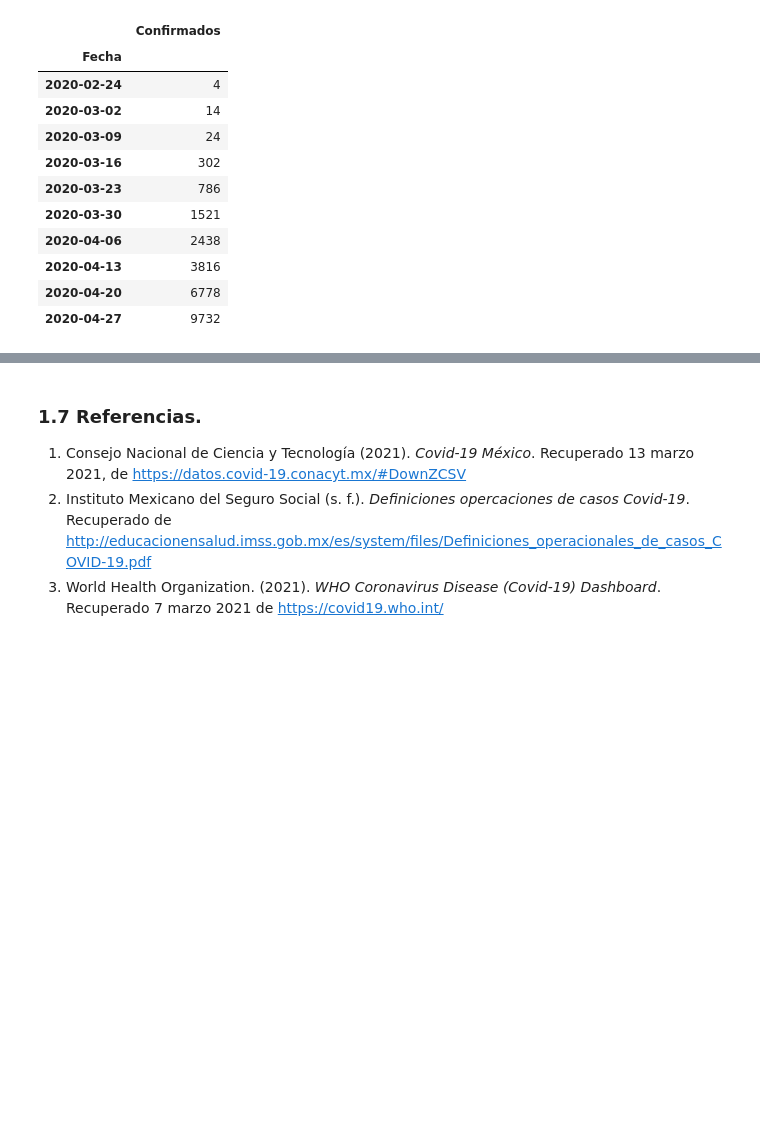
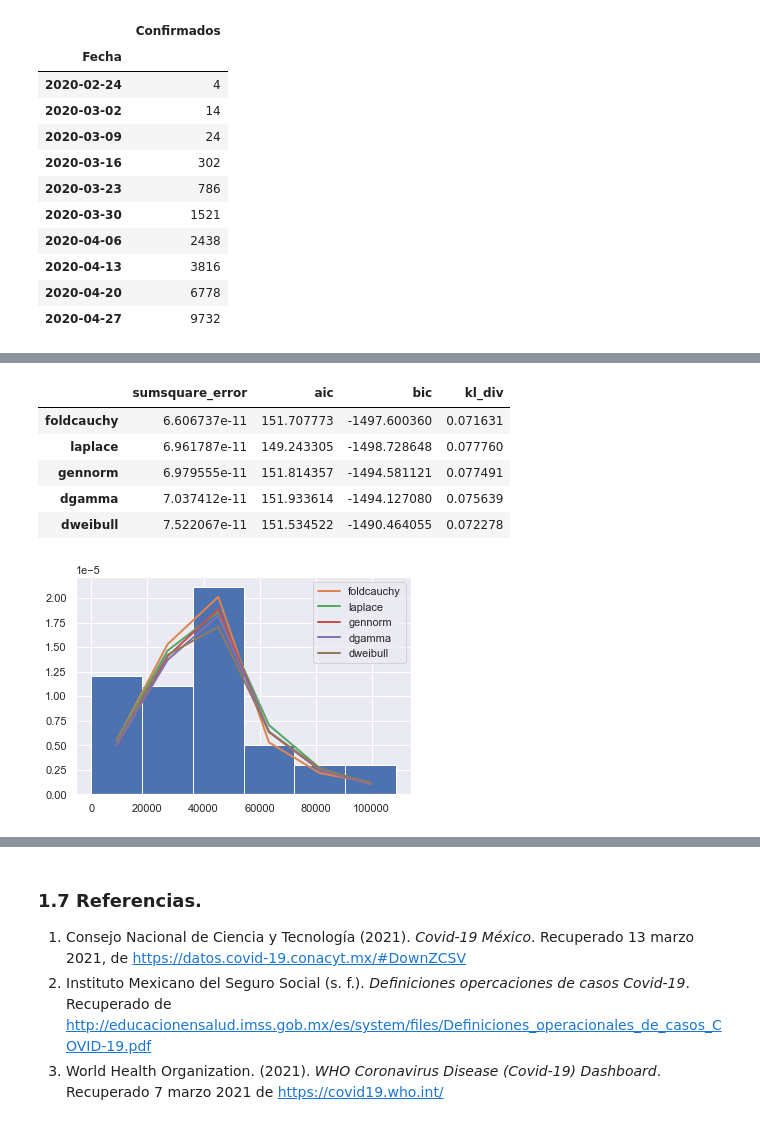
Before and after one commit to Miriam1999/proyecto_modulo1, a Jupyter notebook: ProyectoModulo1_MedellínM_OrtizM.ipynb, the cells around one changed output, grey strips where cells are left out. Cells and saved outputs as stored; diff of their text form; code cells hidden in the pictures; blank space fills up the shorter version.

```diff
--- a/ProyectoModulo1_MedellínM_OrtizM.ipynb
+++ b/ProyectoModulo1_MedellínM_OrtizM.ipynb
@@ -162,0 +149,10 @@ array([4690.34418488])
+# %%
+# Encontrar si es que hay, las primeras 3 distribuciones que mejor se ajusten a los datos
+def fitter(data: "debe ser una array"):
+    """Esta función utiliza la librería Fitter para obtener las distribuciones que mejor se ajustan a los datos"""
+    fitter1 = Fitter(data, bins = (1 + int(np.log2(len(data)))), timeout = 10) # regla de Sturges para los bins
+    fitter1.fit()
+    return fitter1.summary()
+x1 = np.array(data_confirmados).flatten()
+fitter(x1)
+# %% [output]
@@ -162,0 +172,7 @@ array([4690.34418488])
+|  | sumsquare_error | aic | bic | kl_div |
+| foldcauchy | 6.606737e-11 | 151.707773 | -1497.600360 | 0.071631 |
+| laplace | 6.961787e-11 | 149.243305 | -1498.728648 | 0.077760 |
+| gennorm | 6.979555e-11 | 151.814357 | -1494.581121 | 0.077491 |
+| dgamma | 7.037412e-11 | 151.933614 | -1494.127080 | 0.075639 |
+| dweibull | 7.522067e-11 | 151.534522 | -1490.464055 | 0.072278 |
+[figure, added]
```
Also changed, not shown: parts of 100 cells of this notebook.
